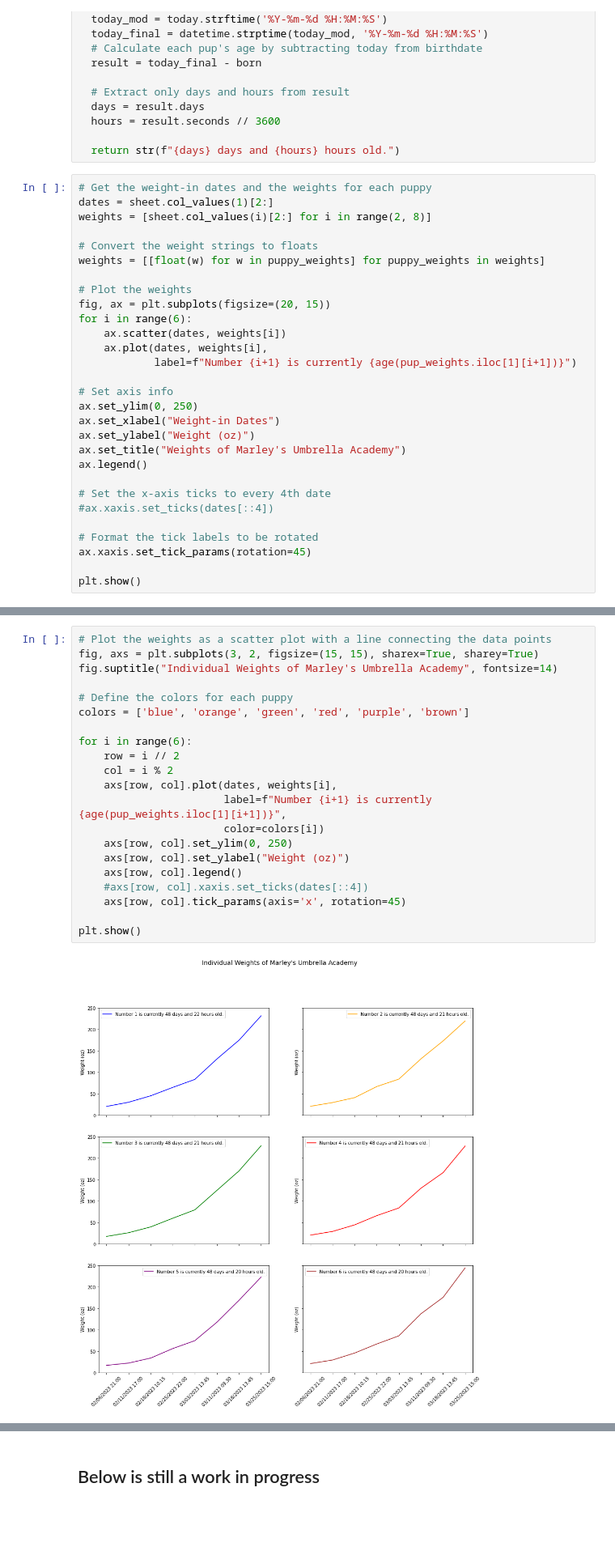
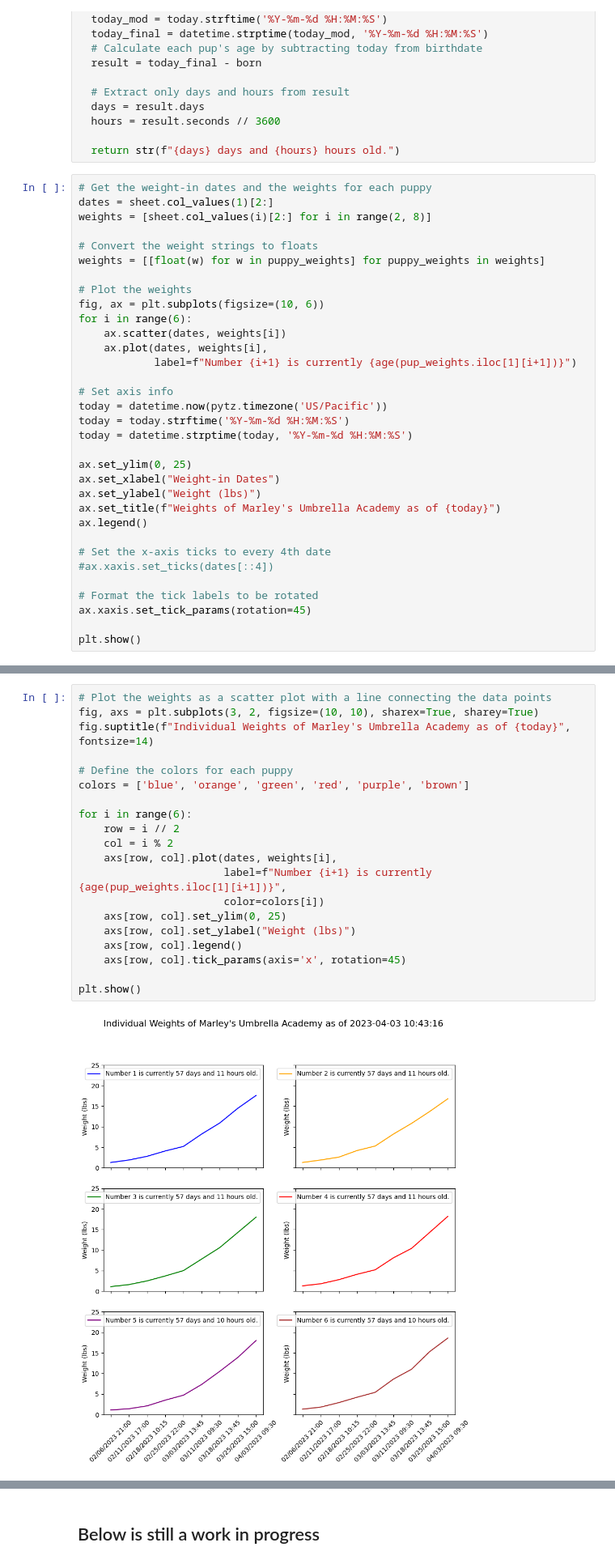
Before and after one commit to Rabidgeek/mua, a Jupyter notebook: MarleysUmbrellaAcademy.ipynb, the cells around one changed output, grey strips where cells are left out. Shown at 81% size. Drawn from its saved outputs; the diff is of its cells as text; blank space fills up the shorter version.

```diff
--- a/MarleysUmbrellaAcademy.ipynb
+++ b/MarleysUmbrellaAcademy.ipynb
@@ -60,17 +60,21 @@ weights = [sheet.col_values(i)[2:] for i in range(2, 8)]
 weights = [[float(w) for w in puppy_weights] for puppy_weights in weights]
 
 # Plot the weights
-fig, ax = plt.subplots(figsize=(20, 15))
+fig, ax = plt.subplots(figsize=(10, 6))
 for i in range(6):
     ax.scatter(dates, weights[i])
     ax.plot(dates, weights[i],
             label=f"Number {i+1} is currently {age(pup_weights.iloc[1][i+1])}")
 
 # Set axis info
-ax.set_ylim(0, 250)
+today = datetime.now(pytz.timezone('US/Pacific'))
+today = today.strftime('%Y-%m-%d %H:%M:%S')
+today = datetime.strptime(today, '%Y-%m-%d %H:%M:%S')
+
+ax.set_ylim(0, 25)
 ax.set_xlabel("Weight-in Dates")
-ax.set_ylabel("Weight (oz)")
-ax.set_title("Weights of Marley's Umbrella Academy")
+ax.set_ylabel("Weight (lbs)")
+ax.set_title(f"Weights of Marley's Umbrella Academy as of {today}")
 ax.legend()
 
 # Set the x-axis ticks to every 4th date
@@ -85,23 +89,22 @@ plt.show()
 # %%
 # Plot the weights as a scatter plot with a line connecting the data points
-fig, axs = plt.subplots(3, 2, figsize=(15, 15), sharex=True, sharey=True)
-fig.suptitle("Individual Weights of Marley's Umbrella Academy", fontsize=14)
+fig, axs = plt.subplots(3, 2, figsize=(10, 10), sharex=True, sharey=True)
+fig.suptitle(f"Individual Weights of Marley's Umbrella Academy as of {today}", fontsize=14)
 
 # Define the colors for each puppy
 colors = ['blue', 'orange', 'green', 'red', 'purple', 'brown']
 
 for i in range(6):
     row = i // 2
     col = i % 2
     axs[row, col].plot(dates, weights[i],
                        label=f"Number {i+1} is currently {age(pup_weights.iloc[1][i+1])}",
                        color=colors[i])
-    axs[row, col].set_ylim(0, 250)
-    axs[row, col].set_ylabel("Weight (oz)")
+    axs[row, col].set_ylim(0, 25)
+    axs[row, col].set_ylabel("Weight (lbs)")
     axs[row, col].legend()
-    #axs[row, col].xaxis.set_ticks(dates[::4])
     axs[row, col].tick_params(axis='x', rotation=45)
 
 plt.show()
 # %% [output]
-[figure, old version]
+[figure, new version]
```
Also changed, not shown: parts of 9 cells of this notebook.
